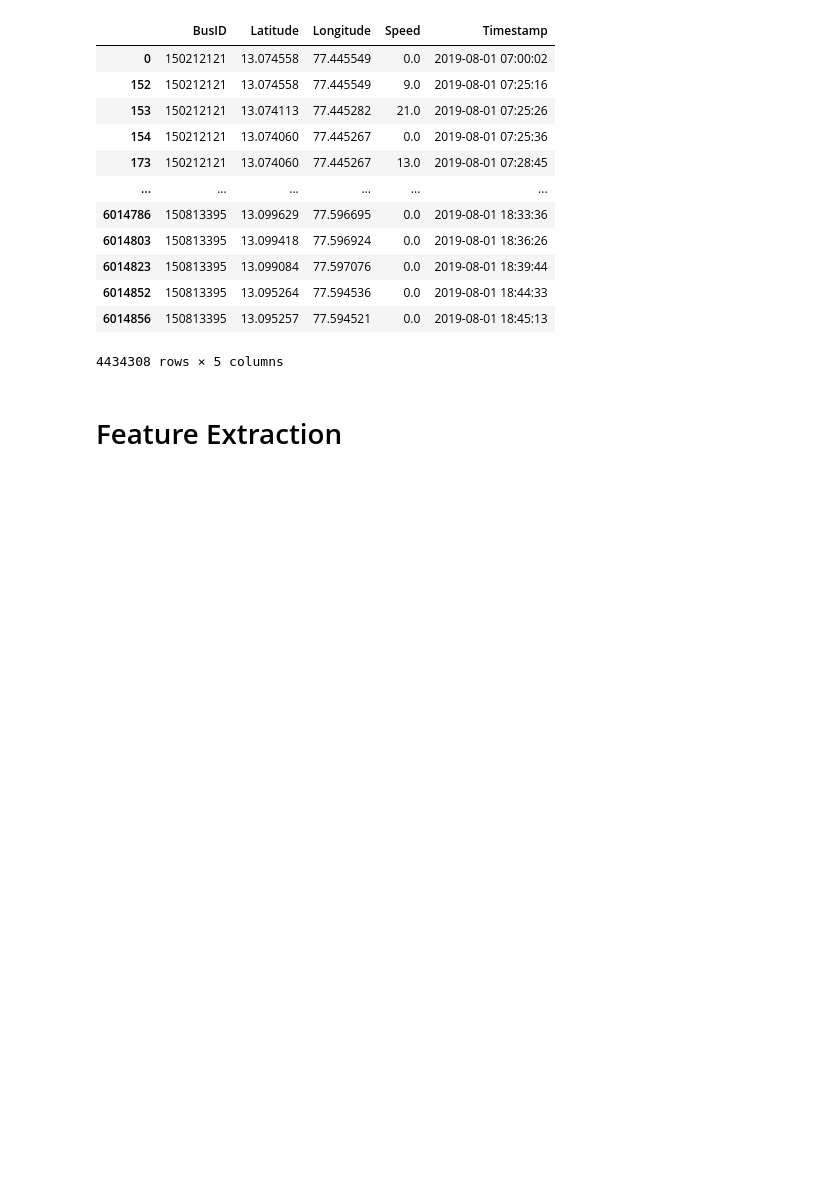
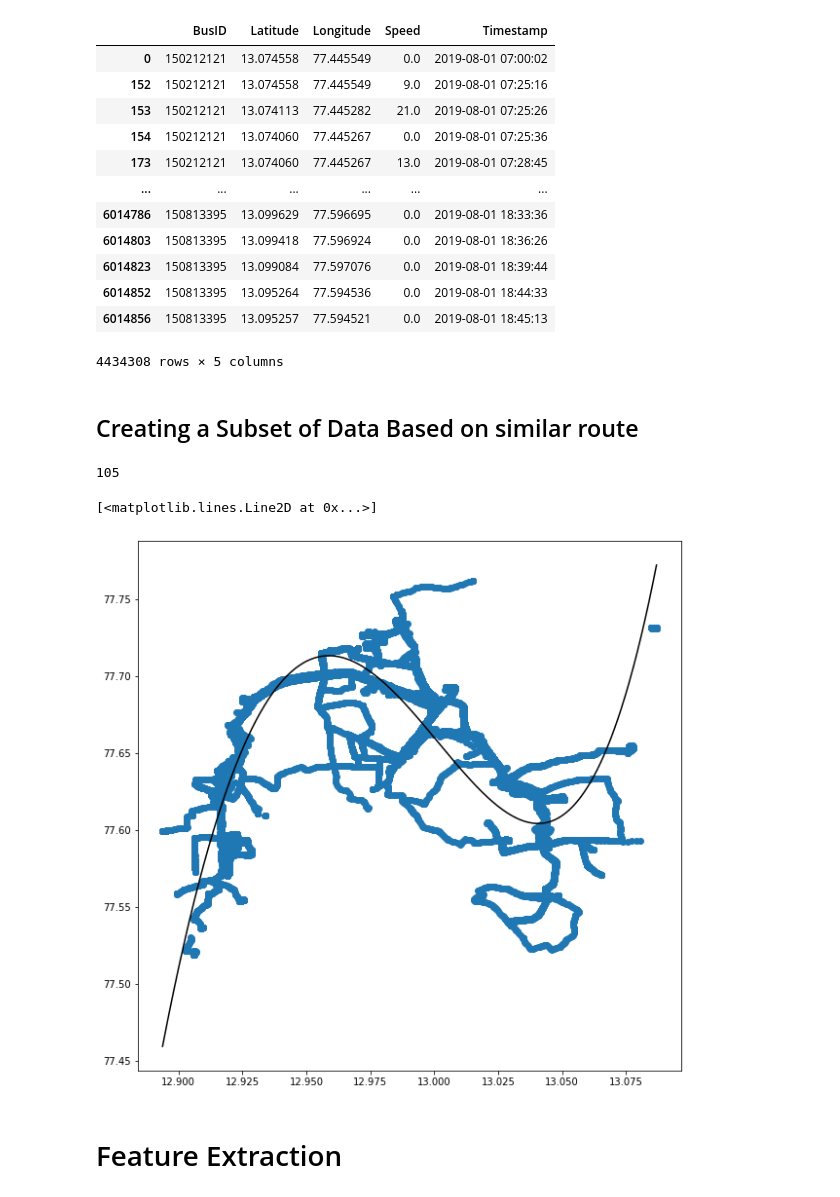
Before and after one commit to Star-Ankur/Ishme_DS_242EX, a Jupyter notebook: Predict.ipynb, the cells around one changed output. Cells and saved outputs as stored; diff of their text form; code cells hidden in the pictures; blank space fills up the shorter version.

```diff
--- a/Predict.ipynb
+++ b/Predict.ipynb
@@ -68,6 +57,53 @@ pre_processing(df)
 | 6014852 | 150813395 | 13.095264 | 77.594536 | 0.0 | 2019-08-01 18:44:33 |
 | 6014856 | 150813395 | 13.095257 | 77.594521 | 0.0 | 2019-08-01 18:45:13 |
 4434308 rows × 5 columns
+# %% [markdown]
+## Creating a Subset of Data Based on similar route
+# %%
+g = df.groupby('BusID')
+
+bus1 = g.get_group(150218010)
+bus2 = g.get_group(150813389)
+
+bus1.reset_index(inplace = True, drop = True)
+bus2.reset_index(inplace = True, drop = True)
+
+buses = pd.concat([bus1,bus2],axis=0)
+
+lat = np.array(buses['Latitude']).reshape(-1, 1)
+poly_feature = PolynomialFeatures(4)#degree is 4
+x_poly = poly_feature.fit_transform(lat)#fit data and then transform
+reg = LinearRegression()
+reg.fit(x_poly, buses['Longitude'])#fit linear model
+y_predict = reg.predict(x_poly)#prediction using model
+rmse = (mse(buses['Longitude'], y_predict)) ** 0.5  #rmse calculation
+
+count = 0
+cluster = pd.DataFrame()
+for i in g.size().index:
+    bus = g.get_group(i)
+    bus.reset_index(inplace = True, drop = True)
+    lat = np.array(bus['Latitude']).reshape(-1, 1)
+    x_poly = poly_feature.fit_transform(lat)
+    y_predict = reg.predict(x_poly)#prediction using model
+    rmse = (mse(bus['Longitude'], y_predict)) ** 0.5  #rmse calculation
+    if rmse <= 0.03:
+        count+=1
+        cluster = pd.concat([cluster,bus], axis=0)
+
+print(count)
+
+
+plt.figure(figsize=(10,10))
+plt.scatter(cluster['Latitude'], cluster['Longitude'])
+xp = np.linspace(cluster['Latitude'].min(), cluster['Latitude'].max(), 1000).reshape(-1, 1)#2923 is len of train data
+x_poly = poly_feature.fit_transform(xp)
+y_predict = reg.predict(x_poly)
+plt.plot(xp,y_predict,color='k')
+# %% [output]
+105
+[<matplotlib.lines.Line2D at 0x...>]
+[figure, added]
 # %% [markdown]
 # Feature Extraction
 # %%
```
Also changed, not shown: parts of 28 cells of this notebook.
